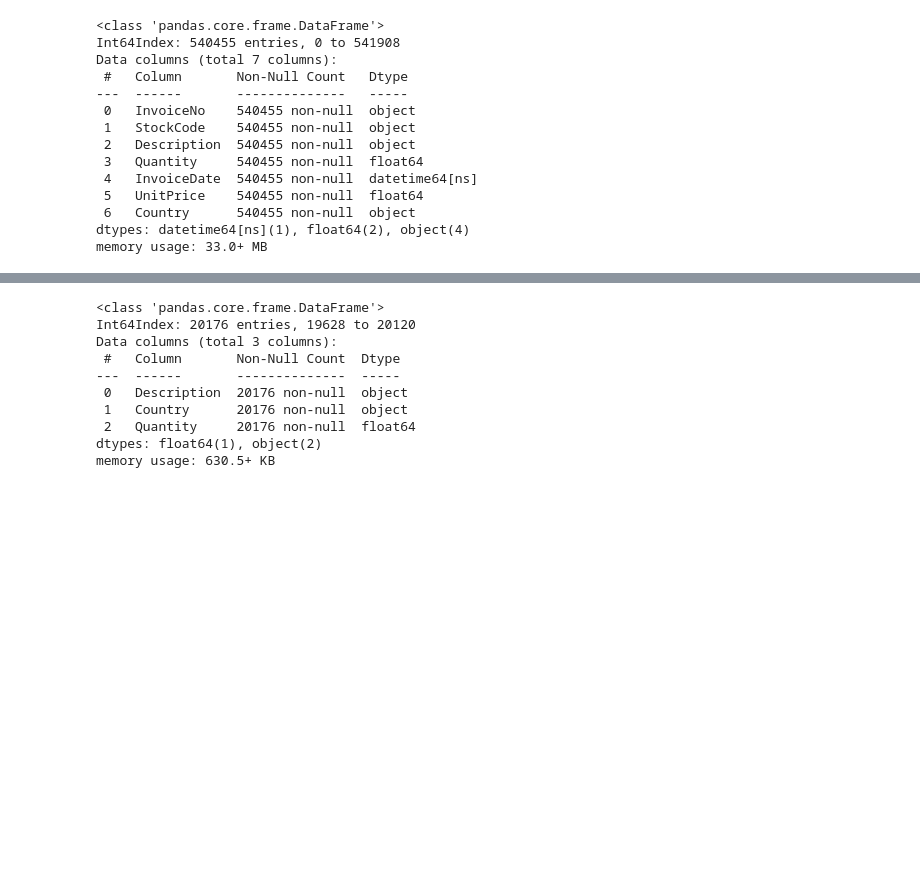
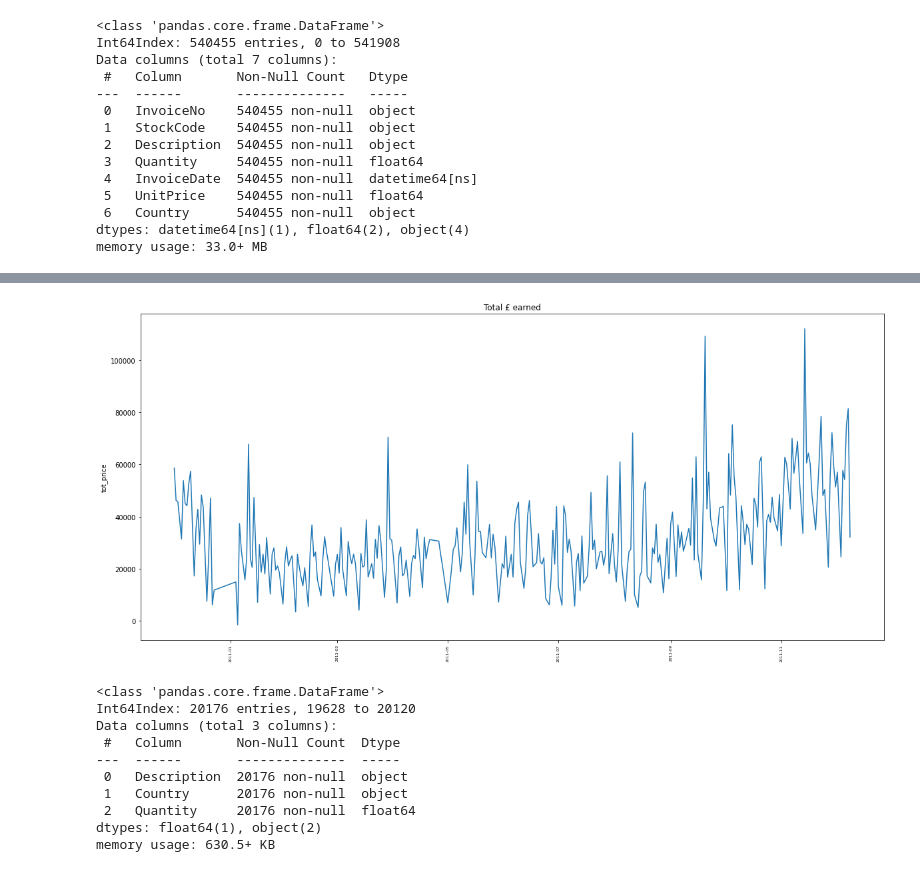
Before and after one commit to mattabott/E_commerce_analysis, a Jupyter notebook: E_commerce_kaggle.ipynb, the cells around one changed output, grey strips where cells are left out. Cells and saved outputs as stored; diff of their text form; code cells hidden in the pictures; blank space fills up the shorter version.

```diff
--- a/E_commerce_kaggle.ipynb
+++ b/E_commerce_kaggle.ipynb
@@ -105,0 +160,9 @@ df.head()
+# %%
+#Try to 'erase' these data
+
+df_mod = df.copy()
+df_mod.set_index('InvoiceDate', inplace=True)
+df_mod = df_mod.groupby(df_mod.index.date)['tot_price'].agg('sum').reset_index()
+df_mod['index']=pd.to_datetime(df_mod['index'])
+df_mod.set_index('index', inplace=True)
+df_mod.head()
@@ -106,3 +177,12 @@ df.head()
+# %%
+#Plot 'real' data
+plt.figure(figsize=(20,9))
+plt.title('Total £ earned')
+sns.lineplot(x=df_mod.index.date,y='tot_price' ,data=df_mod)
+plt.xticks(rotation=90, fontsize=6)
+plt.show()
+# %% [output]
+[figure, added]
 # %%
 #Most sell products
 df_most_sell = df.groupby(['Description','Country'])['Quantity'].agg('sum').reset_index().sort_values('Quantity', ascending=False)
```
Also changed, not shown: parts of 11 cells of this notebook.
